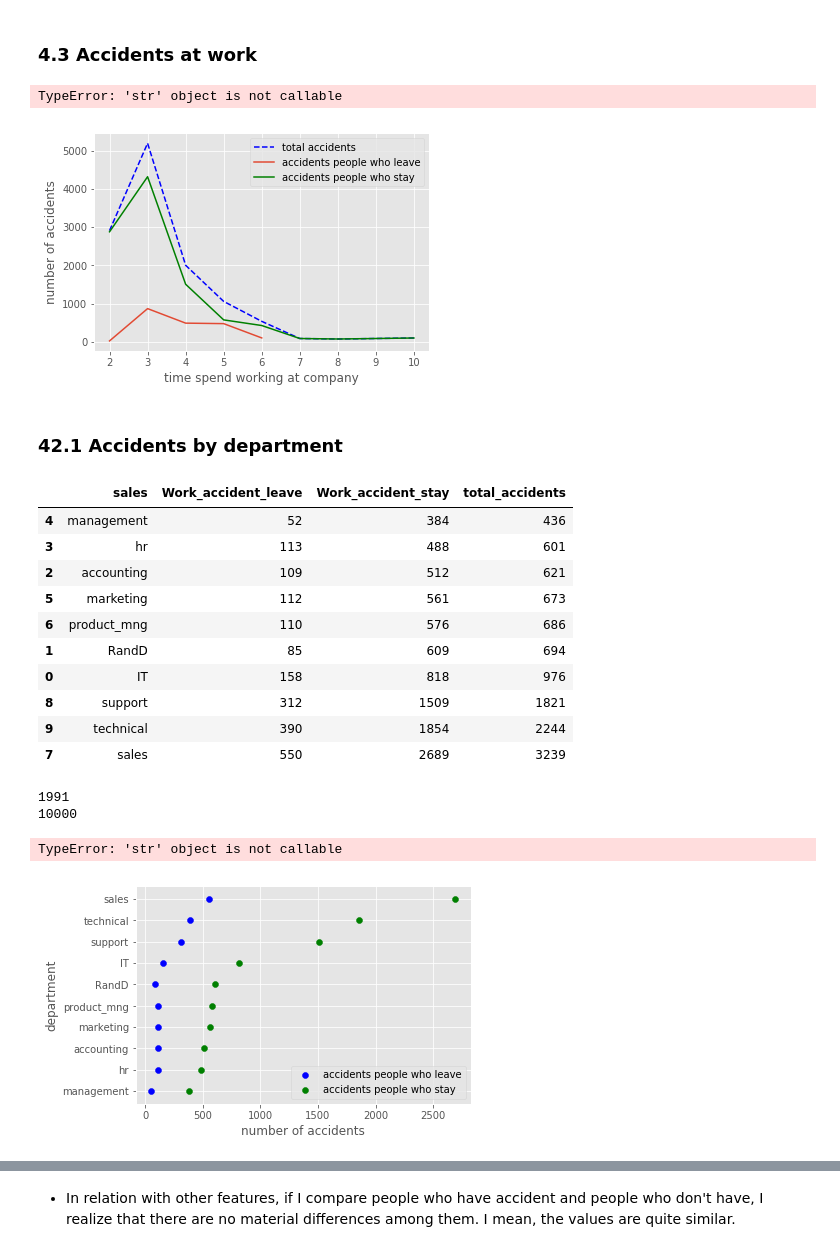
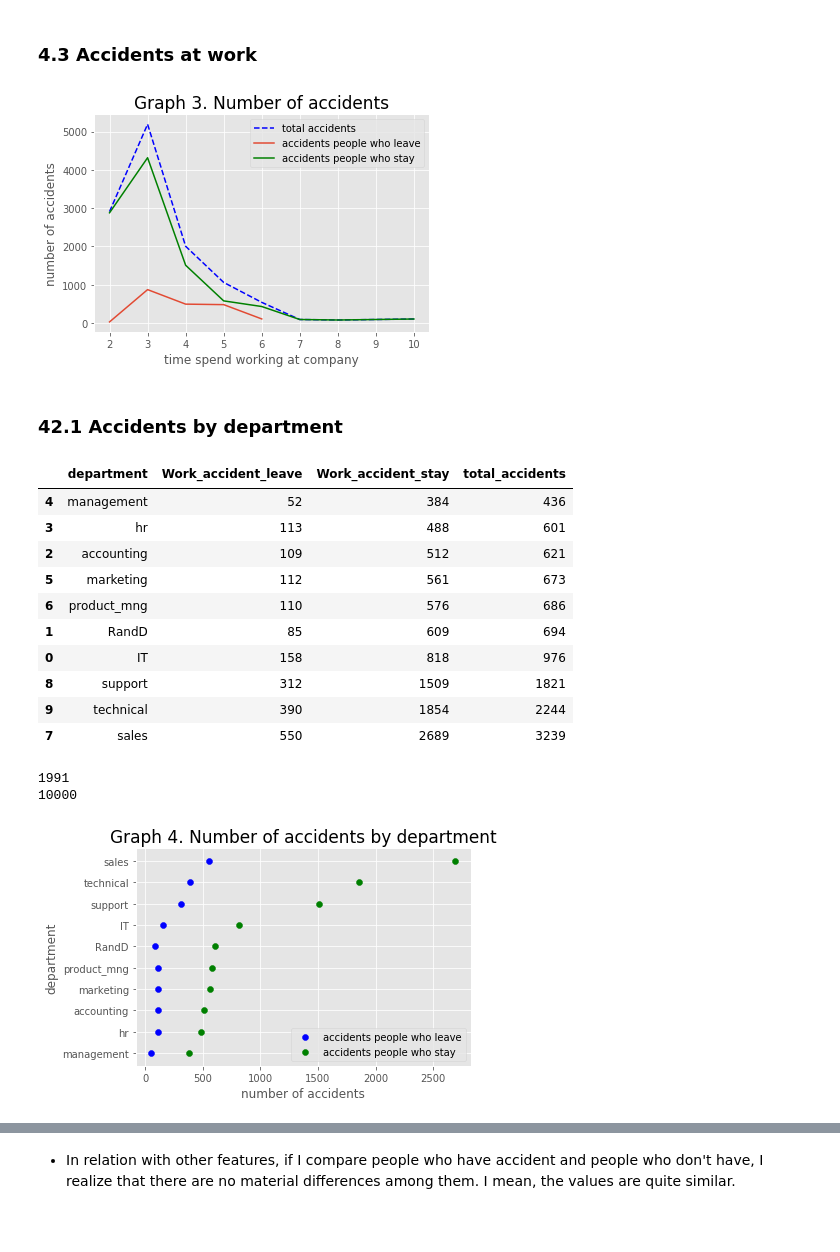
Before and after one commit to MariaGamero/TFM-ReasonsforEmployeeTurnover, a Jupyter notebook: Employee_retention.ipynb, the cells around one changed output, grey strips where cells are left out. Saved outputs shown, nothing was run; the diff lists cells and outputs as text; code cells hidden in the pictures; blank space fills up the shorter version.

```diff
--- a/Employee_retention.ipynb
+++ b/Employee_retention.ipynb
@@ -78,0 +88,5 @@ hr.describe()
+# %%
+hr.columns=['satisfaction_level', 'last_evaluation', 'number_project',
+       'average_montly_hours', 'time_spend_company', 'Work_accident', 'left',
+       'promotion_last_5years', 'department', 'salary']
+hr.columns
@@ -328,20 +347,19 @@ plt.legend()
 plt.title("Graph 3. Number of accidents", fontsize = 17)
 plt.show()
 # %% [output]
-TypeError: 'str' object is not callable
-[figure, old version]
+[figure, new version]
 # %% [markdown]
 ### 42.1 Accidents by department
 # %%
-accidents = people_who_leave.groupby('sales')['Work_accident'].count().reset_index().merge(
-    people_who_stay.groupby('sales')['Work_accident'].count().reset_index(), #adding accidents of stay group
-    on='sales',
+accidents = people_who_leave.groupby('department')['Work_accident'].count().reset_index().merge(
+    people_who_stay.groupby('department')['Work_accident'].count().reset_index(), #adding accidents of stay group
+    on='department',
     suffixes=['_leave','_stay'])
 accidents['total_accidents']=accidents['Work_accident_leave']+accidents['Work_accident_stay']
 accidents = accidents.sort_values(by='total_accidents')
 accidents
 # %% [output]
-|  | sales | Work_accident_leave | Work_accident_stay | total_accidents |
+|  | department | Work_accident_leave | Work_accident_stay | total_accidents |
 | 4 | management | 52 | 384 | 436 |
 | 3 | hr | 113 | 488 | 601 |
 | 2 | accounting | 109 | 512 | 621 |
@@ -362,22 +380,21 @@ print(accidents['Work_accident_stay'].sum())
 # %%
 #graph
 
 #plt.scatter(accidents['total_accidents'],accidents['sales'],label='total accidents')
-plt.scatter(accidents['Work_accident_leave'],accidents['sales'],label='accidents people who leave',color='blue')
-plt.scatter(accidents['Work_accident_stay'],accidents['sales'],label='accidents people who stay',color='green')
+plt.scatter(accidents['Work_accident_leave'],accidents['department'],label='accidents people who leave',color='blue')
+plt.scatter(accidents['Work_accident_stay'],accidents['department'],label='accidents people who stay',color='green')
 
 
 #plt.plot(accidents['total_accidents'],accidents['sales'],'b--',label='total accidents')
 #plt.plot(accidents['Work_accident_leave'],accidents['sales'],label='accidents people who leave')
 #plt.plot(accidents['Work_accident_stay'],accidents['sales'],label='accidents people who stay',color='green')
 plt.xlabel('number of accidents')
 plt.ylabel('department')
 plt.legend()
 plt.title("Graph 4. Number of accidents by department", fontsize = 17)
 plt.show()
 # %% [output]
-TypeError: 'str' object is not callable
-[figure, old version]
+[figure, new version]
 # %%
 hr_no_dupl.groupby('Work_accident').mean()
 # %% [output]
```
Also changed, not shown: parts of 26 cells of this notebook.
